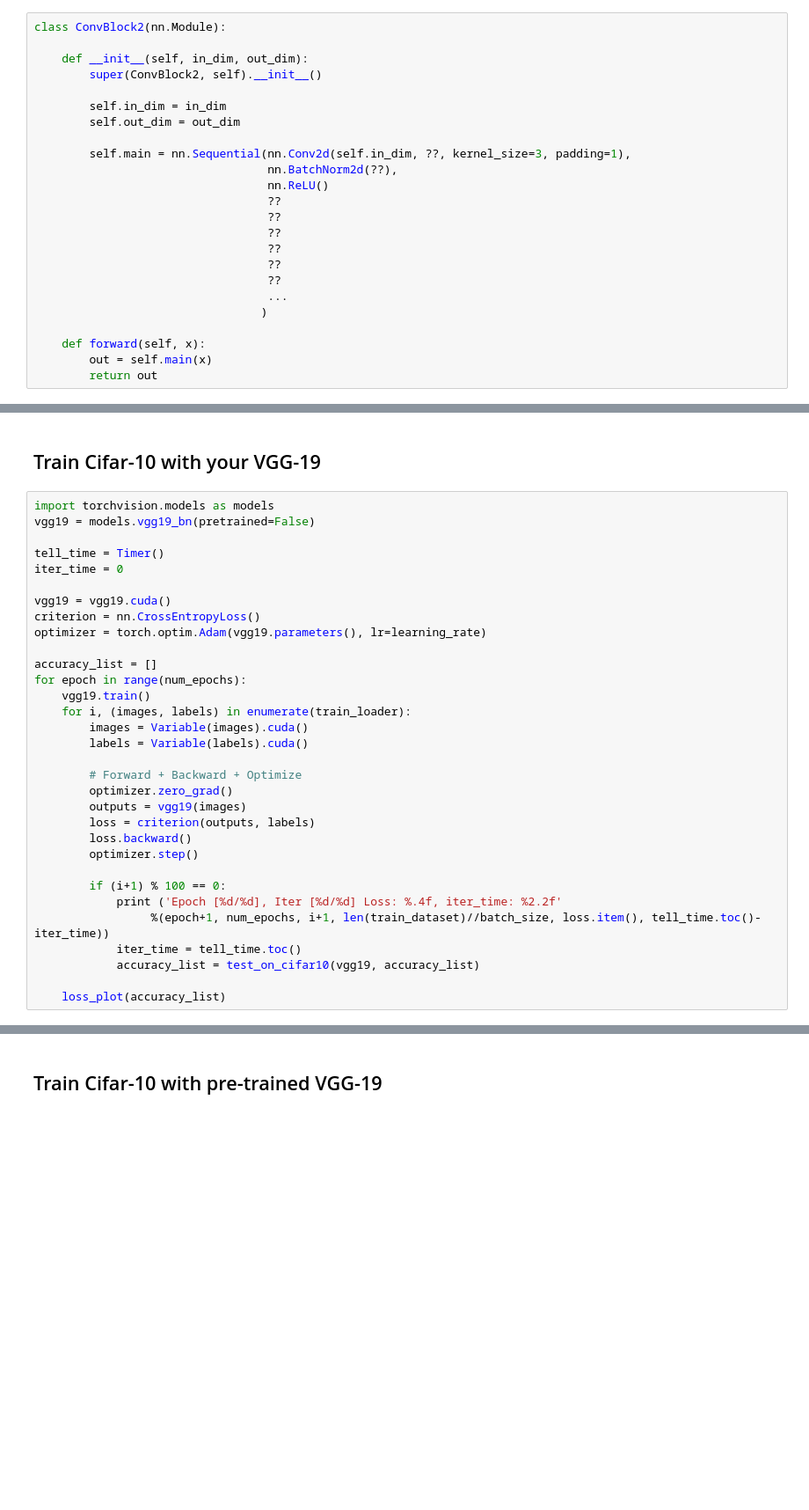
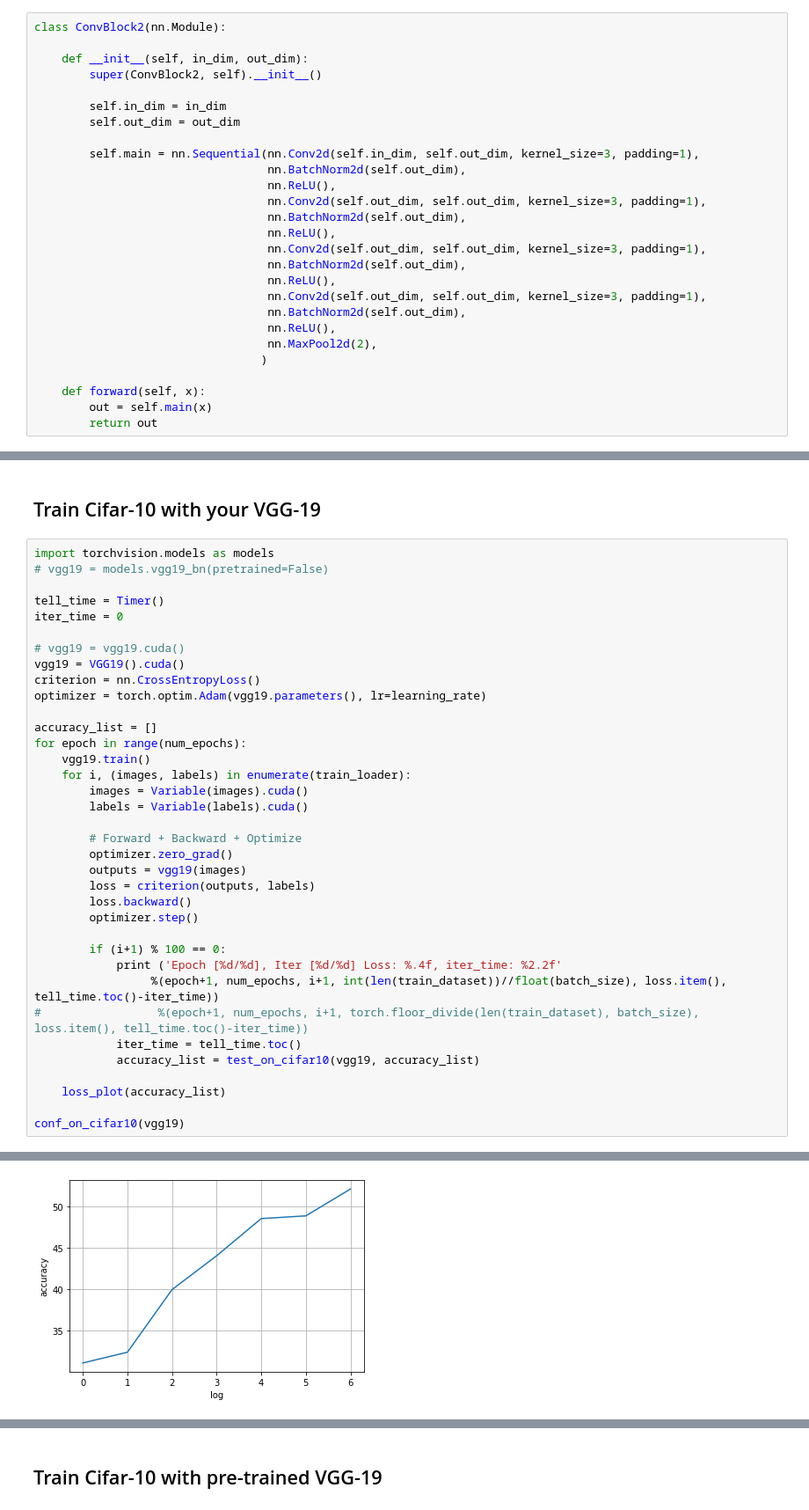
Before and after one commit to cherry-leki/AI604_DL4CV, a Jupyter notebook: HW1/hw1-2(assn).ipynb, the cells around one changed output, grey strips where cells are left out. Shown at 88% size. Saved outputs shown, nothing was run; the diff lists cells and outputs as text; blank space fills up the shorter version.

```diff
--- a/HW1/hw1-2(assn).ipynb
+++ b/HW1/hw1-2(assn).ipynb
@@ -134,16 +140,19 @@ class ConvBlock2(nn.Module):
         self.in_dim = in_dim
         self.out_dim = out_dim
 
-        self.main = nn.Sequential(nn.Conv2d(self.in_dim, ??, kernel_size=3, padding=1),
-                                  nn.BatchNorm2d(??),
-                                  nn.ReLU()
-                                  ??
-                                  ??
-                                  ??
-                                  ??
-                                  ??
-                                  ??
-                                  ...
+        self.main = nn.Sequential(nn.Conv2d(self.in_dim, self.out_dim, kernel_size=3, padding=1),
+                                  nn.BatchNorm2d(self.out_dim),
+                                  nn.ReLU(),
+                                  nn.Conv2d(self.out_dim, self.out_dim, kernel_size=3, padding=1),
+                                  nn.BatchNorm2d(self.out_dim),
+                                  nn.ReLU(),
+                                  nn.Conv2d(self.out_dim, self.out_dim, kernel_size=3, padding=1),
+                                  nn.BatchNorm2d(self.out_dim),
+                                  nn.ReLU(),
+                                  nn.Conv2d(self.out_dim, self.out_dim, kernel_size=3, padding=1),
+                                  nn.BatchNorm2d(self.out_dim),
+                                  nn.ReLU(),
+                                  nn.MaxPool2d(2),
                                  )
 
     def forward(self, x):
@@ -293,12 +376,13 @@ show_cifar10()
 ## Train Cifar-10 with your VGG-19
 # %%
 import torchvision.models as models
-vgg19 = models.vgg19_bn(pretrained=False)
+# vgg19 = models.vgg19_bn(pretrained=False)
 
 tell_time = Timer()
 iter_time = 0
 
-vgg19 = vgg19.cuda()
+# vgg19 = vgg19.cuda()
+vgg19 = VGG19().cuda()
 criterion = nn.CrossEntropyLoss()
 optimizer = torch.optim.Adam(vgg19.parameters(), lr=learning_rate)
 
@@ -318,8 +402,12 @@ for epoch in range(num_epochs):
 
         if (i+1) % 100 == 0:
             print ('Epoch [%d/%d], Iter [%d/%d] Loss: %.4f, iter_time: %2.2f'
-                 %(epoch+1, num_epochs, i+1, len(train_dataset)//batch_size, loss.item(), tell_time.toc()-iter_time))
+                 %(epoch+1, num_epochs, i+1, int(len(train_dataset))//float(batch_size), loss.item(), tell_time.toc()-iter_time))
+#                 %(epoch+1, num_epochs, i+1, torch.floor_divide(len(train_dataset), batch_size), loss.item(), tell_time.toc()-iter_time))
             iter_time = tell_time.toc()
             accuracy_list = test_on_cifar10(vgg19, accuracy_list)
 
     loss_plot(accuracy_list)
+
+conf_on_cifar10(vgg19)
+# %% [output]
@@ -325,0 +428 @@ for epoch in range(num_epochs):
+[figure, added]
```
Also changed, not shown: parts of 9 cells of this notebook, 21 other files.
